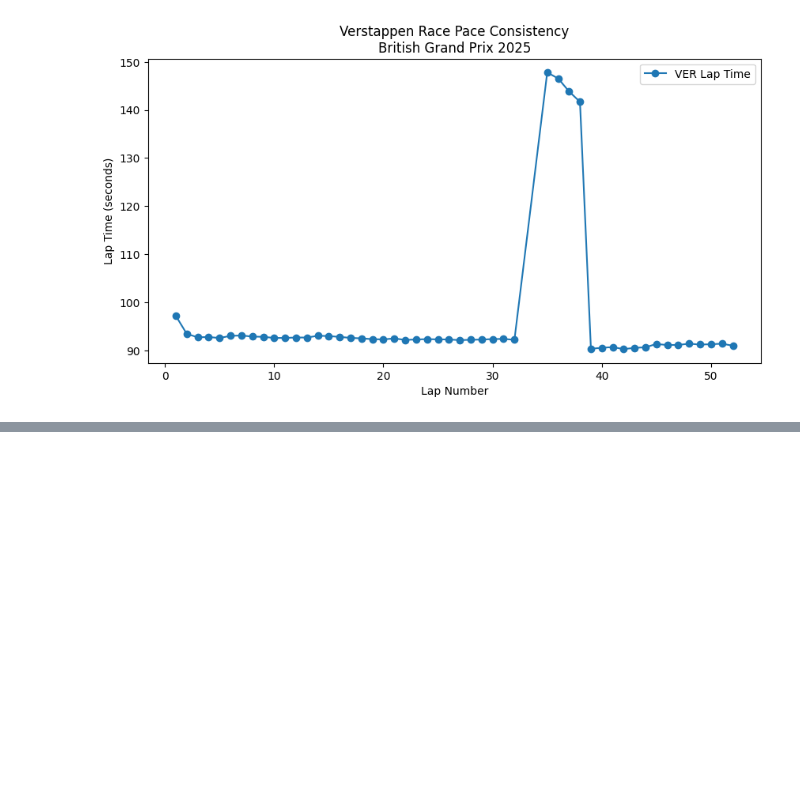
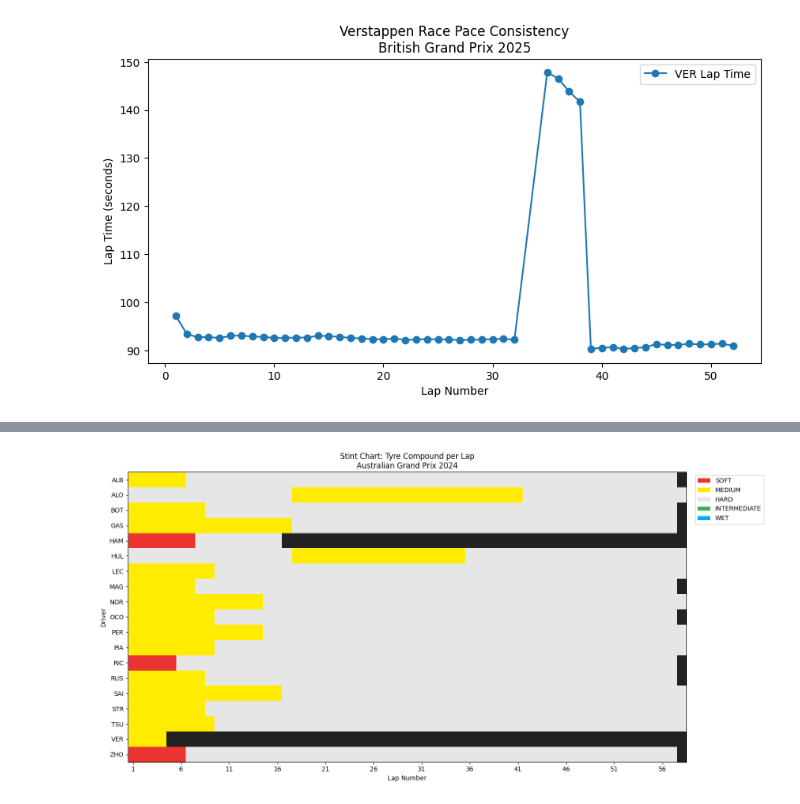
Before and after one commit to soumil-juneja/F1-AI-race-engineer, a Jupyter notebook: 01-Data-Exploration.ipynb, the cells around one changed output, grey strips where cells are left out. Cells and saved outputs as stored; diff of their text form; code cells hidden in the pictures; blank space fills up the shorter version.

```diff
--- a/01-Data-Exploration.ipynb
+++ b/01-Data-Exploration.ipynb
@@ -279,0 +399,39 @@ plt.show()
+# %%
+from matplotlib.colors import ListedColormap
+
+# Create a pivot table for tyre compounds per lap
+pivot = laps2.pivot_table(index='Driver', columns='LapNumber', values='Compound', aggfunc='first')
+
+# Map compounds to integers and colors
+compound_order = ['SOFT', 'MEDIUM', 'HARD', 'INTERMEDIATE', 'WET']
+compound_colors = ['#ea3432', '#ffec00', '#e6e6e6', '#39b54a', '#00aef0', '#222222']
+compound_map = {name: i for i, name in enumerate(compound_order)}
+compound_map[np.nan] = len(compound_colors) - 1
+
+# Convert pivot to integer grid
+int_grid = pivot.applymap(lambda c: compound_map.get(str(c).upper(), len(compound_colors) - 1)).values
+
+# Plot
+fig, ax = plt.subplots(figsize=(15, len(pivot)*0.4))
+cmap = ListedColormap(compound_colors)
+im = ax.imshow(int_grid, aspect='auto', cmap=cmap)
+
+ax.set_yticks(np.arange(len(pivot)))
+ax.set_yticklabels(pivot.index)
+ax.set_xlabel("Lap Number")
+ax.set_ylabel("Driver")
+ax.set_title(f"Stint Chart: Tyre Compound per Lap\n{session2.event['EventName']} {session2.event.year}")
+
+# X-ticks every 5 laps
+ax.set_xticks(np.arange(0, pivot.shape[1], 5))
+ax.set_xticklabels(np.arange(1, pivot.shape[1]+1, 5))
+
+# Legend
+from matplotlib.patches import Patch
+legend_elements = [Patch(facecolor=color, label=compound) for compound, color in zip(compound_order, compound_colors)]
+ax.legend(handles=legend_elements, bbox_to_anchor=(1.01, 1), loc='upper left')
+
+plt.tight_layout()
+plt.show()
+# %% [output]
+[figure, added]
```
Also changed, not shown: parts of 12 cells of this notebook.
